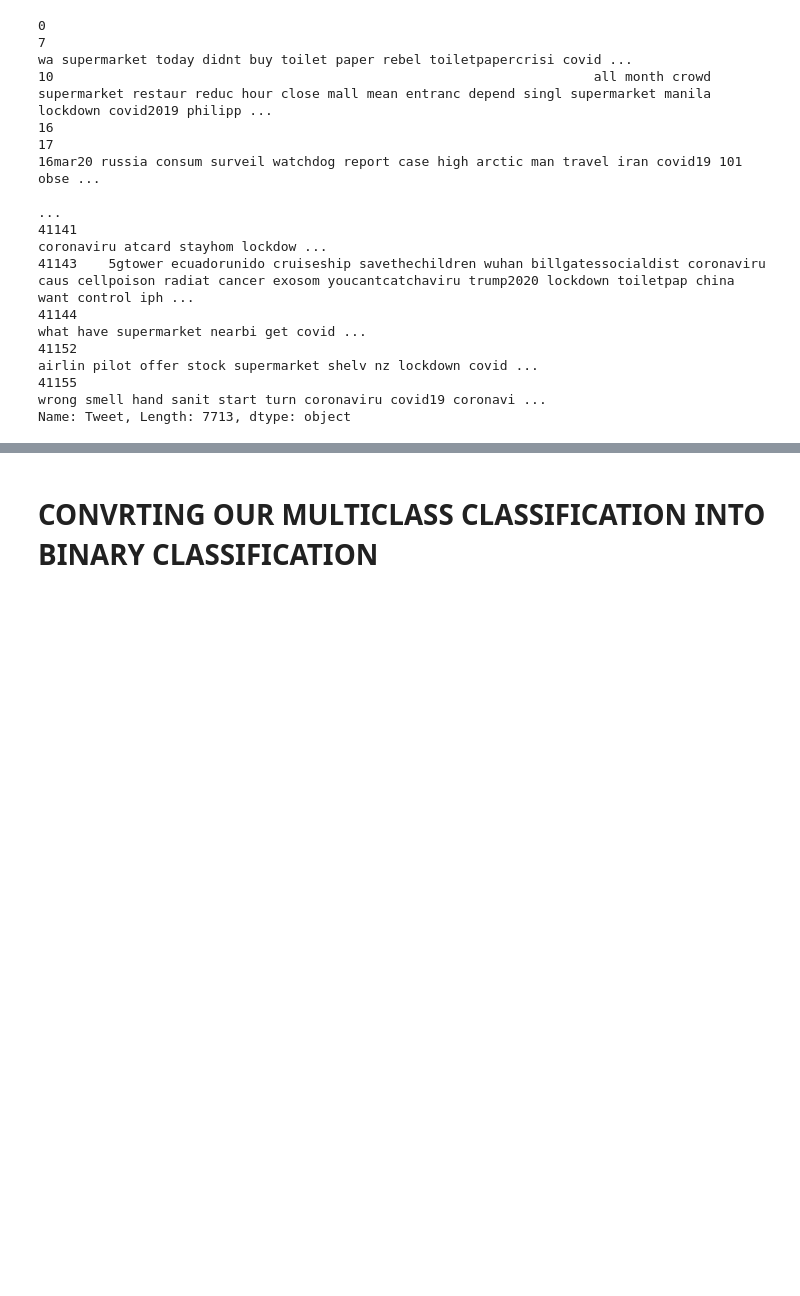
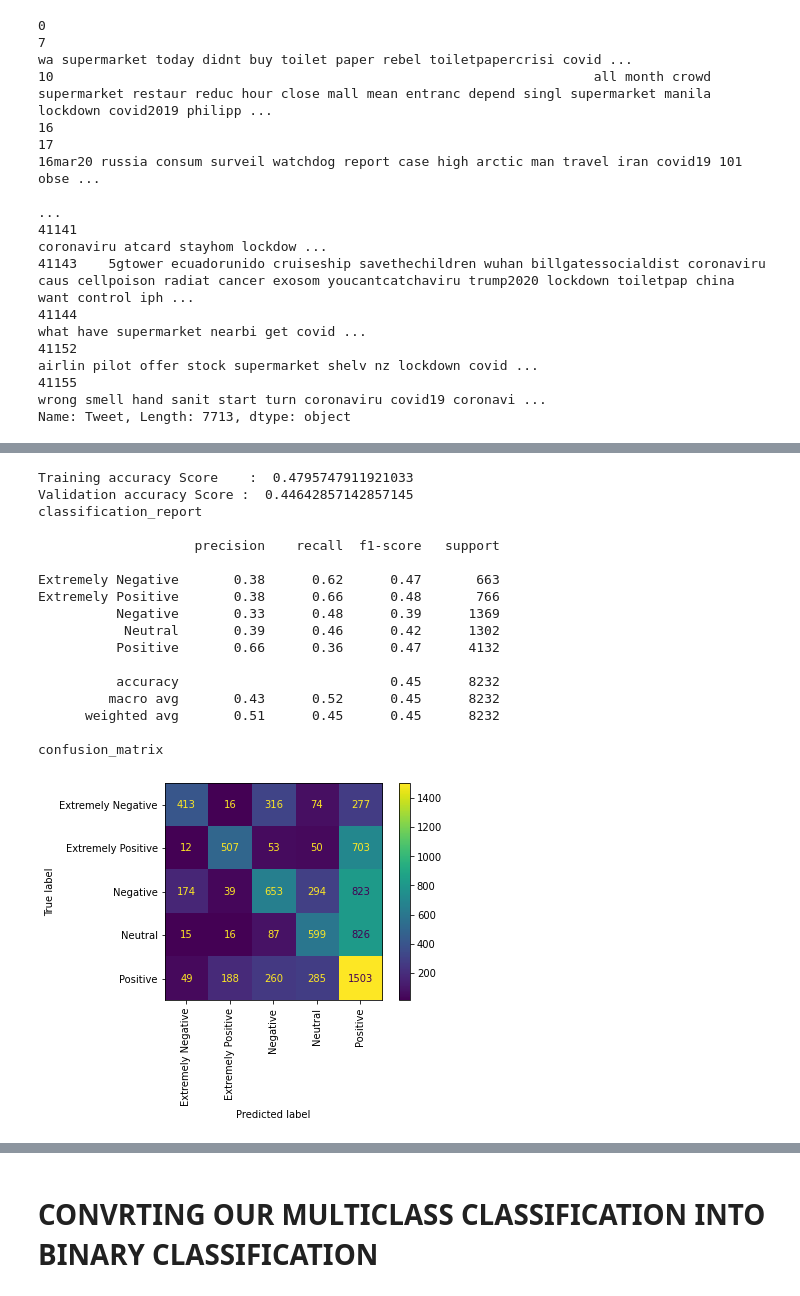
Before and after one commit to pankaj-beldar/Capstone_Project_03_Corona-virus-Tweet-Sentiment-Analysis, a Jupyter notebook: Capstone_03_Corona_Virus_Tweet_Sentiment_Analysis.ipynb, the cells around one changed output, grey strips where cells are left out. Drawn from its saved outputs; the diff is of its cells as text; code cells hidden in the pictures; blank space fills up the shorter version.

```diff
--- a/Capstone_03_Corona_Virus_Tweet_Sentiment_Analysis.ipynb
+++ b/Capstone_03_Corona_Virus_Tweet_Sentiment_Analysis.ipynb
@@ -722,13 +855,39 @@ print(classification_report(rf_prediction,y_valid))
 # %%
-#takes huge amount of time to execute
+ #takes huge amount of time to execute
 import xgboost as xgb
+
 
 xgboost_clf = xgb.XGBClassifier()
 
 xgboost_clf.fit(X_train, y_train)
 
-xgb_prediction = xgboost_clf.predict(X_valid)
-xgb_accuracy = accuracy_score(y_valid,xgb_prediction)
+xgb_prediction = xgboost_clf.predict(X_test)
+xgb_accuracy = accuracy_score(y_test,xgb_prediction)
 print("Training accuracy Score    : ",xgboost_clf.score(X_train,y_train))
 print("Validation accuracy Score : ",xgb_accuracy )
-print(classification_report(xgb_prediction,y_valid))
+
+print('classification_report','\n')
+print(classification_report(xgb_prediction,y_test))
+
+print('confusion_matrix','\n')
+plot_confusion_matrix(xgboost_clf,X_test,y_test, xticks_rotation='90',cmap='viridis')
+plt.show()
+# %% [output]
+Training accuracy Score    :  0.4795747911921033
+Validation accuracy Score :  0.44642857142857145
+classification_report
+
+                    precision    recall  f1-score   support
+
+Extremely Negative       0.38      0.62      0.47       663
+Extremely Positive       0.38      0.66      0.48       766
+          Negative       0.33      0.48      0.39      1369
+           Neutral       0.39      0.46      0.42      1302
+          Positive       0.66      0.36      0.47      4132
+
+          accuracy                           0.45      8232
+         macro avg       0.43      0.52      0.45      8232
+      weighted avg       0.51      0.45      0.45      8232
+
+confusion_matrix
+[figure, added]
```
Also changed, not shown: parts of 65 cells of this notebook.
